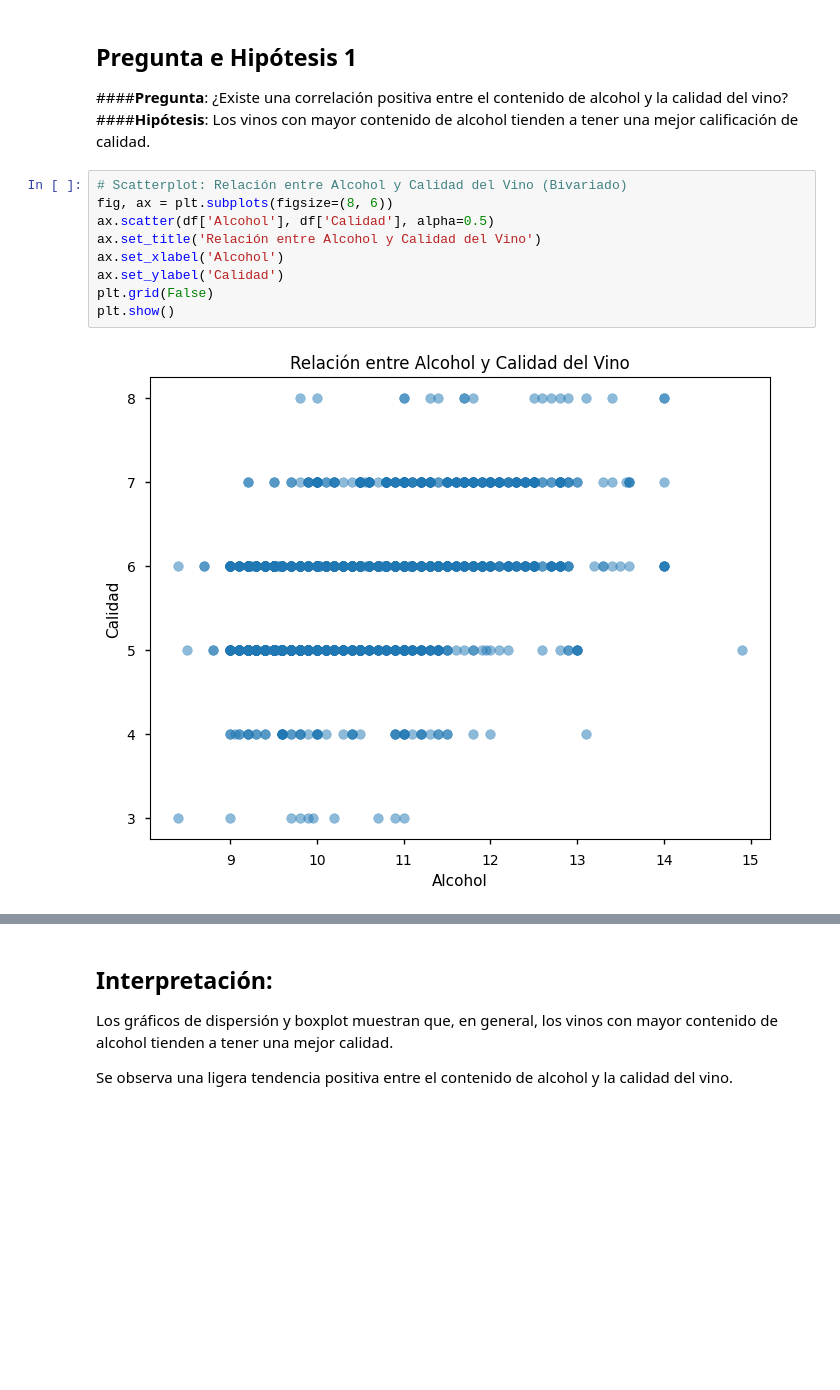
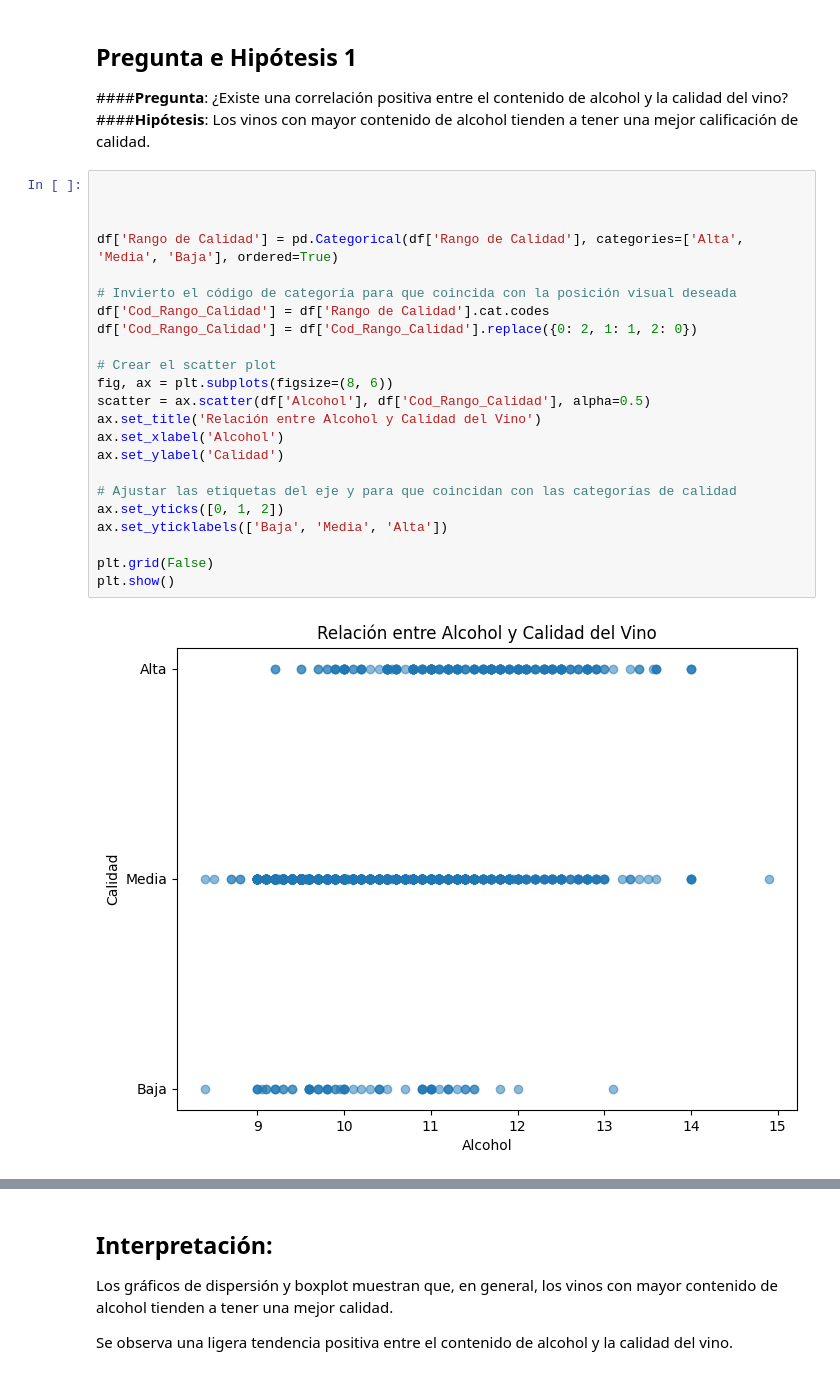
Before and after one commit to tdiego74/Clase_Data_Science_II_PBLC, a Jupyter notebook: Proyecto_DS_II_Preentrega_I_Tocci.ipynb, the cells around one changed output, grey strips where cells are left out. Cells and saved outputs as stored; diff of their text form; blank space fills up the shorter version.

```diff
--- a/Proyecto_DS_II_Preentrega_I_Tocci.ipynb
+++ b/Proyecto_DS_II_Preentrega_I_Tocci.ipynb
@@ -275,13 +275,27 @@ df.head()
 ####**Pregunta**: ¿Existe una correlación positiva entre el contenido de alcohol y la calidad del vino?
 ####**Hipótesis**: Los vinos con mayor contenido de alcohol tienden a tener una mejor calificación de calidad.
 # %%
-# Scatterplot: Relación entre Alcohol y Calidad del Vino (Bivariado)
+
+
+
+df['Rango de Calidad'] = pd.Categorical(df['Rango de Calidad'], categories=['Alta', 'Media', 'Baja'], ordered=True)
+
+# Invierto el código de categoría para que coincida con la posición visual deseada
+df['Cod_Rango_Calidad'] = df['Rango de Calidad'].cat.codes
+df['Cod_Rango_Calidad'] = df['Cod_Rango_Calidad'].replace({0: 2, 1: 1, 2: 0})
+
+# Crear el scatter plot
 fig, ax = plt.subplots(figsize=(8, 6))
-ax.scatter(df['Alcohol'], df['Calidad'], alpha=0.5)
+scatter = ax.scatter(df['Alcohol'], df['Cod_Rango_Calidad'], alpha=0.5)
 ax.set_title('Relación entre Alcohol y Calidad del Vino')
 ax.set_xlabel('Alcohol')
 ax.set_ylabel('Calidad')
+
+# Ajustar las etiquetas del eje y para que coincidan con las categorías de calidad
+ax.set_yticks([0, 1, 2])
+ax.set_yticklabels(['Baja', 'Media', 'Alta'])
+
 plt.grid(False)
 plt.show()
 # %% [output]
-[figure, old version]
+[figure, new version]
```
Also changed, not shown: parts of 5 cells of this notebook.
